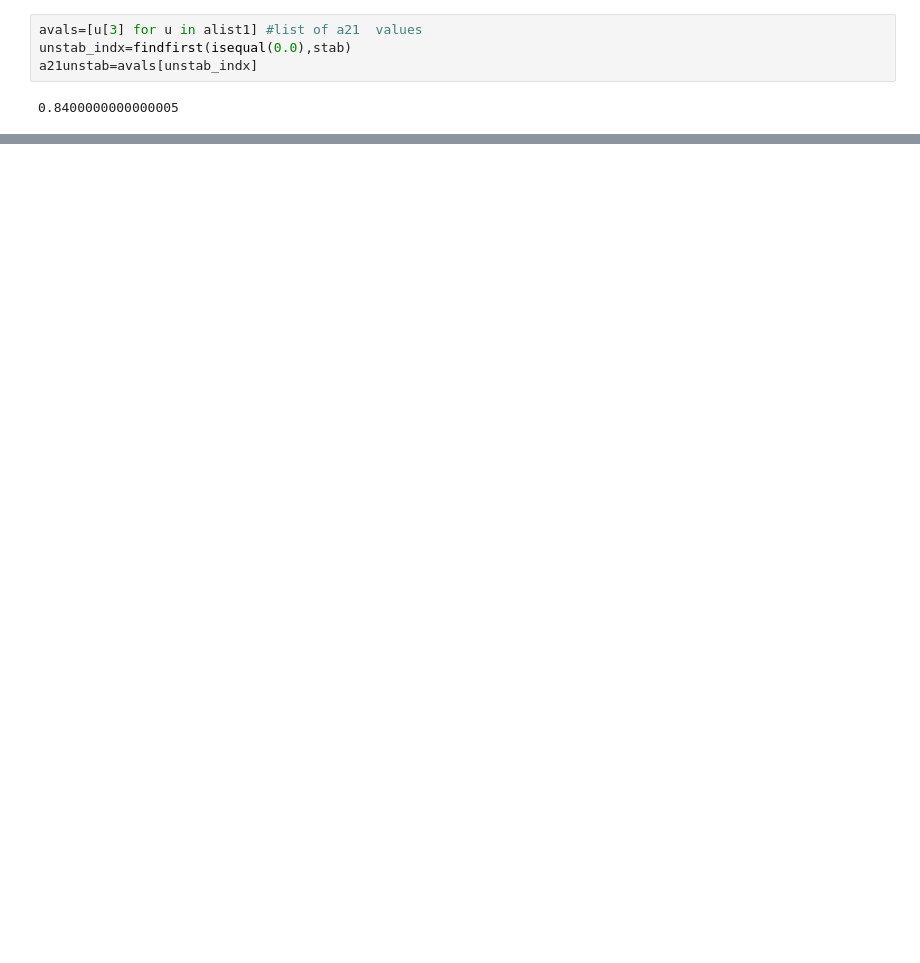
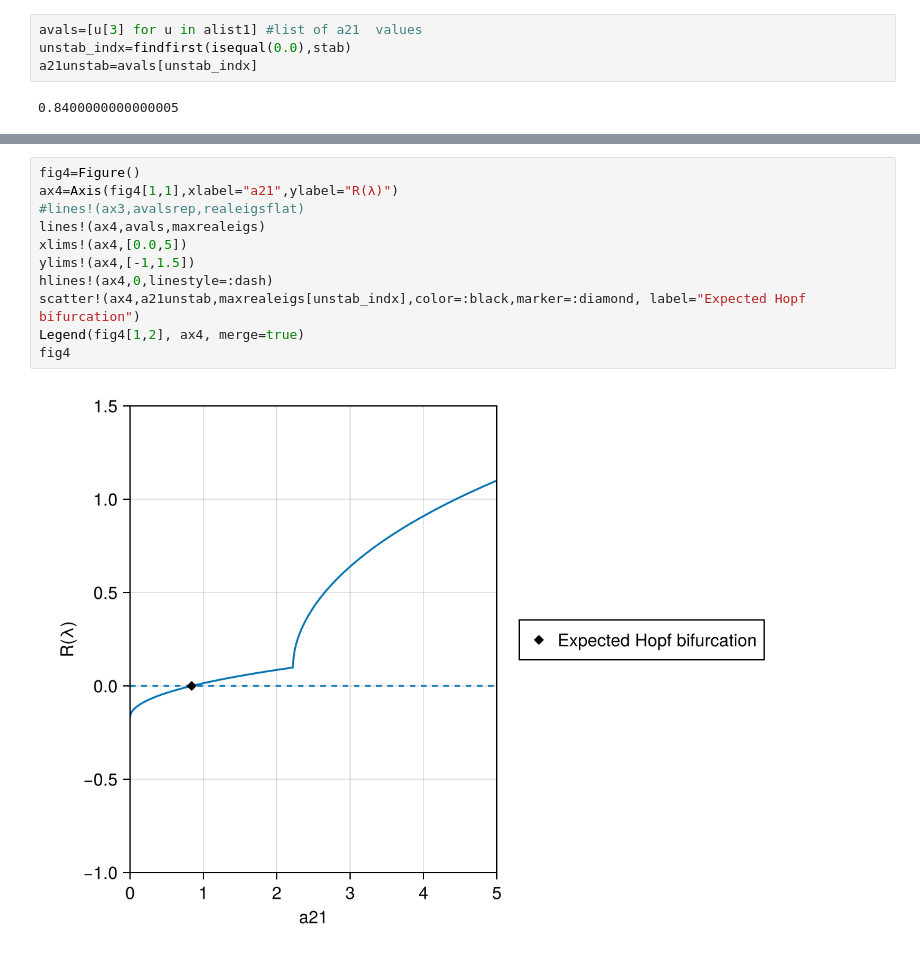
Before and after one commit to EvaSJ25/DDE-internship-code, a Jupyter notebook: Neuron_example.ipynb, the cells around one changed output, grey strips where cells are left out. Drawn from its saved outputs; the diff is of its cells as text; blank space fills up the shorter version.

```diff
--- a/Neuron_example.ipynb
+++ b/Neuron_example.ipynb
@@ -120,0 +122,13 @@ fig3
+# %%
+fig4=Figure()
+ax4=Axis(fig4[1,1],xlabel="a21",ylabel="R(λ)")
+#lines!(ax3,avalsrep,realeigsflat)
+lines!(ax4,avals,maxrealeigs)
+xlims!(ax4,[0.0,5])
+ylims!(ax4,[-1,1.5])
+hlines!(ax4,0,linestyle=:dash)
+scatter!(ax4,a21unstab,maxrealeigs[unstab_indx],color=:black,marker=:diamond, label="Expected Hopf bifurcation")
+Legend(fig4[1,2], ax4, merge=true)
+fig4
+# %% [output]
+[figure, added]
```
Also changed, not shown: parts of 9 cells of this notebook.
